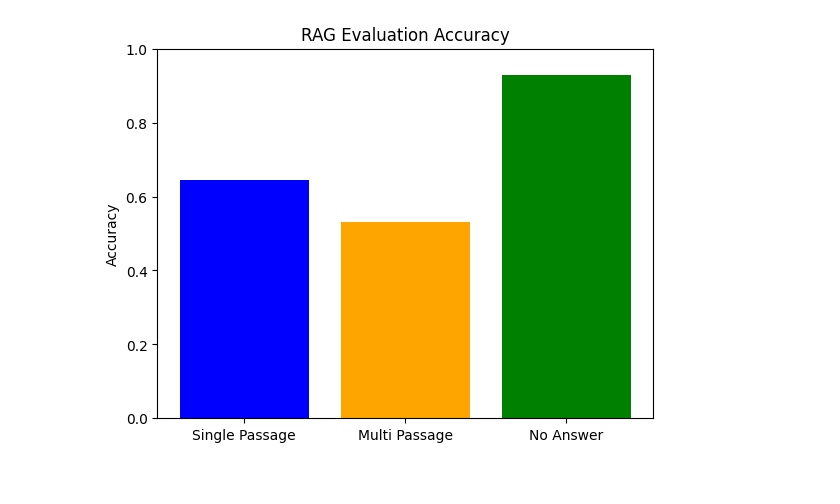
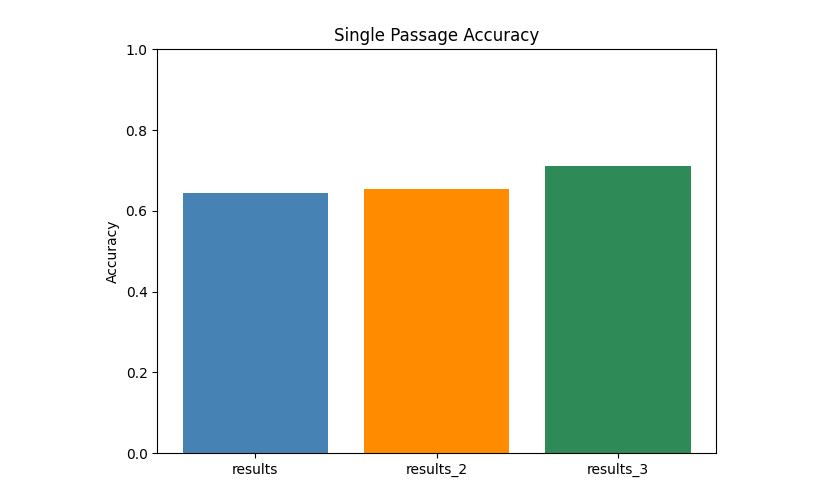
Before and after one commit to patrickamsler/doc-chat, a Jupyter notebook: api/notebooks/evaluation/single_topic_rag_evaluation.ipynb, the cells around one changed output. Drawn from its saved outputs; the diff is of its cells as text; code cells hidden in the pictures.

Commit message:
- new evaluation

```diff
--- a/api/notebooks/evaluation/single_topic_rag_evaluation.ipynb
+++ b/api/notebooks/evaluation/single_topic_rag_evaluation.ipynb
@@ -51,7 +71,8 @@ pd_documents
 # %%
 # create vector store
-chroma_persist_directory = '/tmp/doc-chat-eval/vectorstore'
+chroma_persist_directory = '/Users/patrick/projects/doc-chat/app_data/chroma_eval'
 if not os.path.exists(chroma_persist_directory):
     os.makedirs(chroma_persist_directory)
 user_id = 'single_topic_rag_evaluation'
-vector_store = MultiTenantVectorStore(chroma_persist_directory=chroma_persist_directory, embedding_model='text-embedding-3-small')
+vector_store = MultiTenantVectorStore(chroma_persist_directory=chroma_persist_directory,
+                                      embedding_model='text-embedding-3-small')
@@ -81,7 +125,8 @@ def retrieve_and_answer(data):
         print(f'Processing question: {index}, collection_id: {collection_id}')
 
         # Retrieve documents from the vector store
-        found_documents = vector_store.retrieve_documents(user_id=user_id, collection_id=collection_id, query=question, k=5)
+        found_documents = vector_store.retrieve_documents(user_id=user_id, collection_id=collection_id, query=question,
+                                                          k=20)
 
         # generate answer using the retrieval chain
         response = retrieval_chain.invoke(query=question, documents=found_documents, include_references_in_answer=False)
@@ -115,16 +160,16 @@ if not os.path.exists(results_directory):
 pd_documents.to_csv(f'{results_directory}/documents_predict.csv', index=False)
 
 #single passage questions
-pd_single_passage = pd.read_csv(f'{input_dir}/processed/single_passage_answer_questions.csv')
+pd_single_passage = pd.read_csv(f'{input_dir}/single_passage_answer_questions.csv')
 pd_single_passage_result = retrieve_and_answer(pd_single_passage)
 pd_single_passage_result.to_csv(f'{results_directory}/single_passage_answer_questions_predict.csv', index=False)
-
-# multi passage questions
+#
+# # multi passage questions
 pd_multi_passage = pd.read_csv(f'{input_dir}/multi_passage_answer_questions.csv')
 pd_multi_passage_result = retrieve_and_answer(pd_multi_passage)
 pd_multi_passage_result.to_csv(f'{results_directory}/multi_passage_answer_questions_predict.csv', index=False)
-
-# no answer questions
-pd_no_answer = pd.read_csv(f'{input_dir}/processed/no_answer_questions.csv')
+#
+# # no answer questions
+pd_no_answer = pd.read_csv(f'{input_dir}/no_answer_questions.csv')
 pd_no_answer_result = retrieve_and_answer(pd_no_answer)
 pd_no_answer_result.to_csv(f'{results_directory}/no_answer_questions_predict.csv', index=False)
@@ -131,35 +196,66 @@ pd_no_answer_result.to_csv(f'{results_directory}/no_answer_questions_predict.csv
 # %%
-# create a summary of the results
+result_set = ["results", "results_2", "results_3"]
+
 
 def summary(pd_result):
     total_questions = len(pd_result)
     score_sum = pd_result['score'].sum()
-    accuracy = score_sum / (total_questions * 5) # each question is scored out of 5
+    accuracy = score_sum / (total_questions * 5)  # each question is scored out of 5
     mean = pd_result['score'].mean()
     median = pd_result['score'].median()
     return {'accuracy': accuracy, 'mean': mean, 'median': median}
 
-pd_single_passage_result = pd.read_csv(f'{results_directory}/single_passage_answer_questions_predict.csv')
-single_passage_summary = summary(pd_single_passage_result)
 
-pd_multi_passage_result = pd.read_csv(f'{results_directory}/multi_passage_answer_questions_predict.csv')
-multi_passage_summary = summary(pd_multi_passage_result)
-
-pd_no_answer_result = pd.read_csv(f'{results_directory}/no_answer_questions_predict.csv')
-no_answer_summary = summary(pd_no_answer_result)
+def print_config(config_path):
+    with open(config_path, 'r') as f:
+        config = yaml.safe_load(f)
+    print("Evaluation Parameters:")
+    print(yaml.dump(config, default_flow_style=False, sort_keys=False))
 
 
-# create a plot of the accuracies
-labels = ['Single Passage', 'Multi Passage', 'No Answer']
-summary = [single_passage_summary, multi_passage_summary, no_answer_summary]
+# Store per type across result sets
+single_passage_accuracies = []
+multi_passage_accuracies = []
+no_answer_accuracies = []
 
-accuracies = [s['accuracy'] for s in summary]
-plt.bar(labels, accuracies, color=['blue', 'orange', 'green'])
-plt.ylim(0, 1)
-plt.ylabel('Accuracy')
-plt.title('RAG Evaluation Accuracy')
-plt.show()
+for result in result_set:
+    results_directory = f"../../data/single_topic_rag_evaluation_dataset/{result}"
+    print(f'\nEvaluating {result}...')
 
-for i, s in enumerate(summary):
-    print(f"{labels[i]} Accuracy: {s['accuracy']:.2f}   Mean: {s['mean']:.2f}   Median: {s['median']}")
+    pd_single_passage_result = pd.read_csv(f'{results_directory}/single_passage_answer_questions_predict.csv')
+    single_passage_summary = summary(pd_single_passage_result)
+
+    pd_multi_passage_result = pd.read_csv(f'{results_directory}/multi_passage_answer_questions_predict.csv')
+    multi_passage_summary = summary(pd_multi_passage_result)
+
+    pd_no_answer_result = pd.read_csv(f'{results_directory}/no_answer_questions_predict.csv')
+    no_answer_summary = summary(pd_no_answer_result)
+
+    single_passage_accuracies.append(single_passage_summary['accuracy'])
+    multi_passage_accuracies.append(multi_passage_summary['accuracy'])
+    no_answer_accuracies.append(no_answer_summary['accuracy'])
+
+    print(f"Single Passage Accuracy: {single_passage_summary['accuracy']:.2f}")
+    print(f"Multi Passage Accuracy: {multi_passage_summary['accuracy']:.2f}")
+    print(f"No Answer Accuracy: {no_answer_summary['accuracy']:.2f}")
+    #print_config(f'{results_directory}/config.yaml')
+
+# --- Plotting ---
+x = np.arange(len(result_set))  # bar positions
+color_palette = ['steelblue', 'darkorange', 'seagreen', 'crimson', 'goldenrod', 'purple']
+
+
+def plot_accuracies(data, title):
+    plt.figure()
+    plt.bar(x, data, color=color_palette, tick_label=result_set)
+    plt.ylim(0, 1)
+    plt.ylabel('Accuracy')
+    plt.title(title)
+    plt.tight_layout()
+    plt.show()
+
+
+plot_accuracies(single_passage_accuracies, 'Single Passage Accuracy')
+plot_accuracies(multi_passage_accuracies, 'Multi Passage Accuracy')
+plot_accuracies(no_answer_accuracies, 'No Answer Accuracy')
 # %% [output]
@@ -166 +276 @@ for i, s in enumerate(summary):
-[figure, old version]
+[figure, new version]
```
Also changed, not shown: parts of 8 cells of this notebook, 35 other files.
